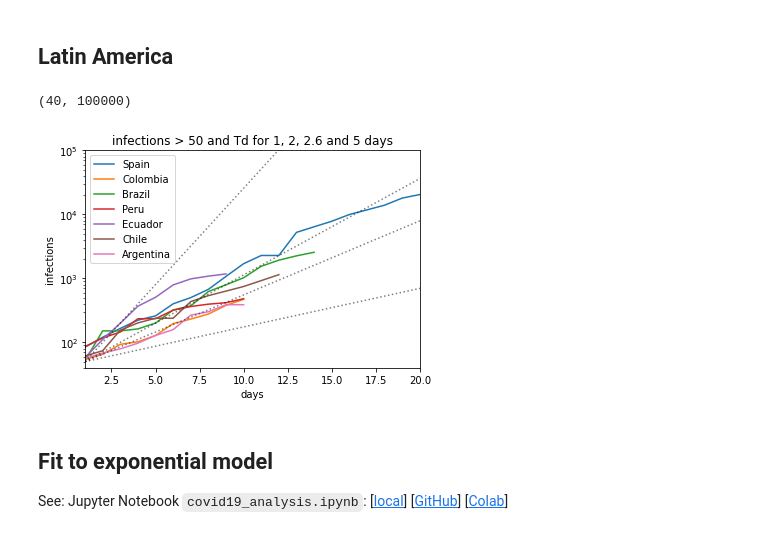
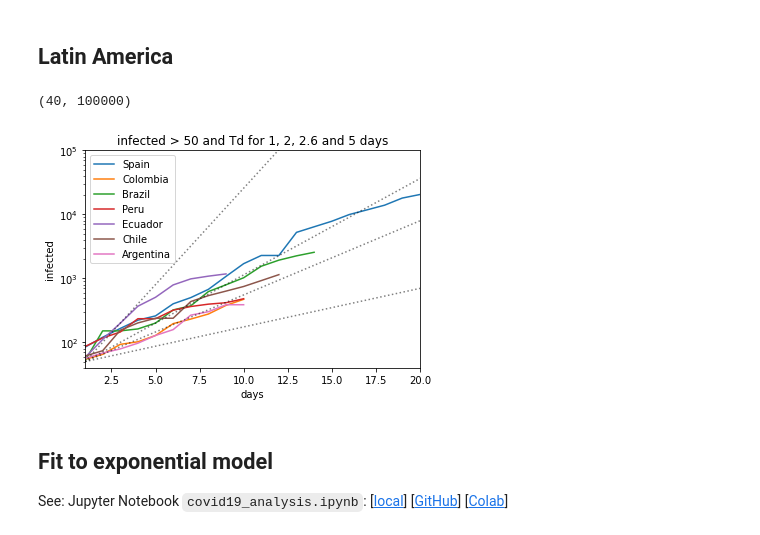
Before and after one commit to restrepo/COVID-19, a Jupyter notebook: covid_analysis.ipynb, the cells around one changed output. Saved outputs shown, nothing was run; the diff lists cells and outputs as text; code cells hidden in the pictures.

```diff
--- a/covid_analysis.ipynb
+++ b/covid_analysis.ipynb
@@ -342,36 +340,36 @@ xx=np.linspace(1,maxdays)
 for c in cntr:
     y=[l for l in cv.loc[c].tolist() if l>mininf]
     ylen=len(y)
     x=range( 1,ylen+1 )
     #plt.semilogy(x,y,label='{}'.format(c))
     plt.plot(x,y,label='{}'.format(c))
 
 line1,=plt.plot(xx,exponential_model(xx,mininf,growth_rate(1),1),'k:',alpha=0.5)#,label='Double every 1 day')
 plt.plot(xx,exponential_model(xx,mininf,growth_rate(2.6),1),'k:',alpha=0.5)
 plt.plot(xx,exponential_model(xx,mininf,growth_rate(2),1),'k:',alpha=0.5)
 plt.plot(xx,exponential_model(xx,mininf,growth_rate(5),1),'k:',alpha=0.5)
 
 
 # Create a legend for the first line.
 #first_legend = plt.legend(handles=[line1], loc='upper right')
 
 # Add the legend manually to the current Axes.
 #ax = plt.gca().add_artist(first_legend)
 
 general_legend=plt.legend(loc='best')
 
 
 plt.xscale('linear')
 plt.yscale('log')
-plt.title('infections > {} and Td for 1, 2, 2.6 and 5 days'.format(mininf))
+plt.title('infected > {} and Td for 1, 2, 2.6 and 5 days'.format(mininf))
 plt.xlabel('days')
-plt.ylabel('infections')
+plt.ylabel('infected')
 plt.xlim(1,20)
 plt.ylim(40,100000)
 #plt.savefig('elpais_recover_2020_03_16.png')
 # %% [output]
 (40, 100000)
-[figure, old version]
+[figure, new version]
 # %% [markdown]
 ## Fit to exponential model
 See: Jupyter Notebook `covid19_analysis.ipynb`: [[local](./covid19.ipynb)] [[GitHub](https://github.com/restrepo/Covid-19/blob/master/covid.ipynb)] [[Colab](https://colab.research.google.com/github/restrepo/Covid-19/blob/master/covid.ipynb)]
```
Also changed, not shown: parts of 7 cells of this notebook.
